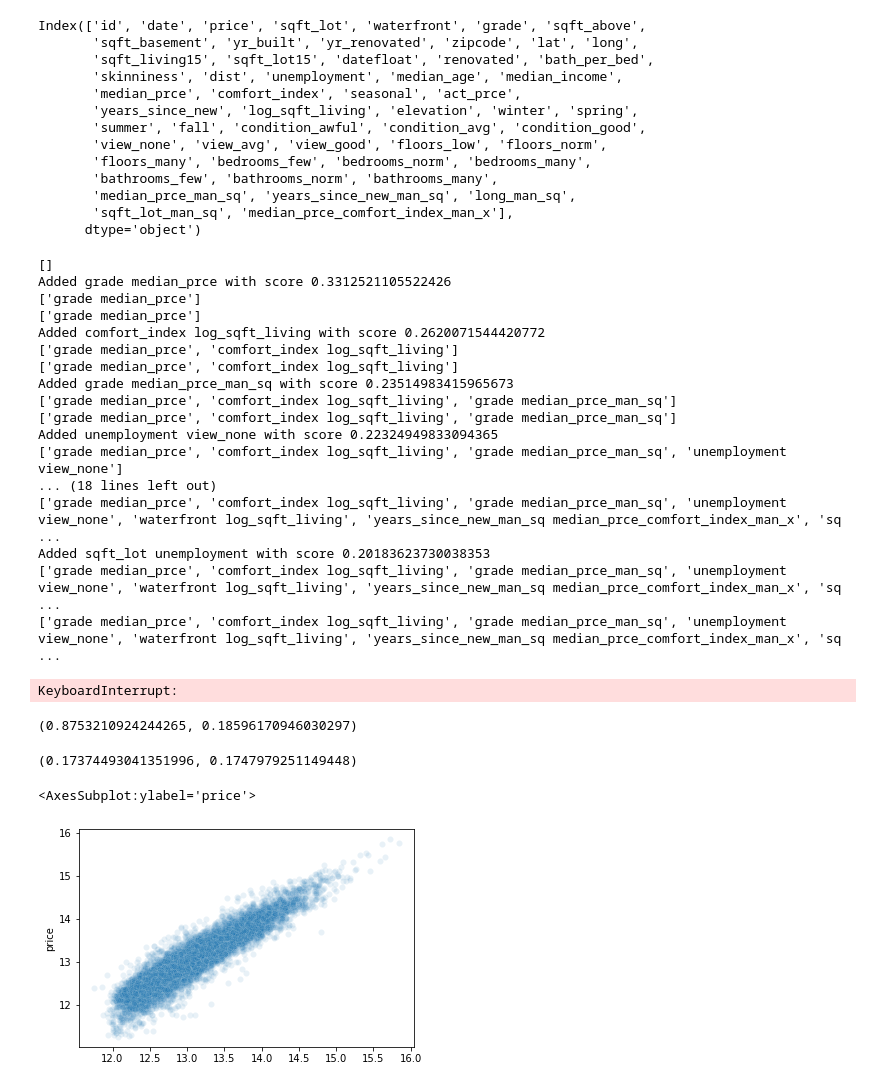
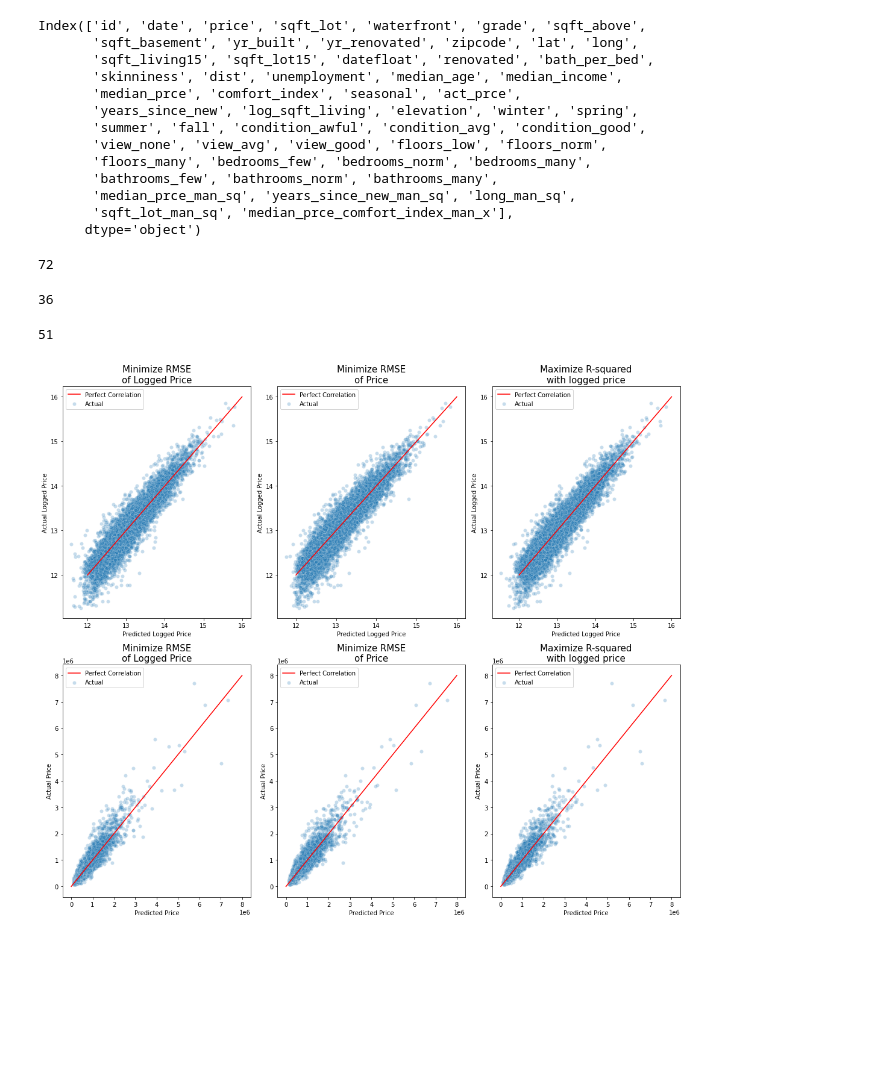
Before and after one commit to andre3000y/bsc-phase-two-project, a Jupyter notebook: notebooks/exploratory/Andre/Feature_selection_all.ipynb, the cells around one changed output. Cells and saved outputs as stored; diff of their text form; code cells hidden in the pictures; blank space fills up the shorter version.

Commit message:
Added baseline and many plots

```diff
--- a/notebooks/exploratory/Andre/Feature_selection_all.ipynb
+++ b/notebooks/exploratory/Andre/Feature_selection_all.ipynb
@@ -407,23 +407,13 @@ r2_inits = ['grade', 'log_sqft_living', 'median_prce comfort_index', 'median_prc
+len(r2_inits)
+# %% [output]
+72
+# %%
+rmse_inits = ['grade log_sqft_living', 'grade yr_built', 'dist unemployment', 'waterfront lat', 'dist median_prce', 'unemployment view_none', 'grade median_age', 'sqft_basement median_age', 'yr_built view_good', 'waterfront dist', 'sqft_living15 view_none', 'grade yr_renovated', 'long long_man_sq', 'sqft_basement floors_many', 'unemployment condition_good', 'grade long', 'grade long_man_sq', 'sqft_lot', 'grade years_since_new', 'long', 'median_prce bedrooms_norm', 'comfort_index sqft_lot_man_sq', 'yr_built bath_per_bed', 'dist log_sqft_living', 'dist median_prce_man_sq', 'long median_income', 'median_income', 'grade years_since_new_man_sq', 'bath_per_bed log_sqft_living', 'skinniness bathrooms_norm', 'waterfront median_prce_comfort_index_man_x', 'median_prce_comfort_index_man_x', 'years_since_new condition_good', 'long_man_sq median_prce_comfort_index_man_x', 'bath_per_bed median_prce_comfort_index_man_x', 'lat median_income']
+len(rmse_inits)
+# %% [output]
+36
 # %%
-rmse_inits = ['grade log_sqft_living', 'grade yr_built', 'dist unemployment', 'waterfront lat', 'dist median_prce', 'unemployment view_none', 'grade median_age', 'sqft_basement median_age', 'yr_built view_good', 'waterfront dist', 'sqft_living15 view_none', 'grade yr_renovated', 'long long_man_sq', 'sqft_basement floors_many', 'unemployment condition_good', 'grade long', 'grade long_man_sq', 'sqft_lot', 'grade years_since_new', 'long', 'median_prce bedrooms_norm', 'comfort_index sqft_lot_man_sq', 'yr_built bath_per_bed', 'dist log_sqft_living', 'dist median_prce_man_sq', 'long median_income', 'median_income', 'grade years_since_new_man_sq', 'bath_per_bed log_sqft_living', 'skinniness bathrooms_norm', 'waterfront median_prce_comfort_index_man_x', 'median_prce_comfort_index_man_x', 'years_since_new condition_good', 'long_man_sq median_prce_comfort_index_man_x', 'bath_per_bed median_prce_comfort_index_man_x', 'lat median_income']
-rmse_logged_inits = ['grade median_prce', 'comfort_index log_sqft_living', 'grade median_prce_man_sq', 'unemployment view_none', 'waterfront log_sqft_living', 'years_since_new_man_sq median_prce_comfort_index_man_x', 'sqft_above bath_per_bed', 'yr_renovated lat', 'yr_built comfort_index', 'lat long_man_sq', 'sqft_lot unemployment']
-find_best_rmse_logged(X, y, rmse_logged_inits)
+rmse_logged_inits = ['comfort_index log_sqft_living', 'waterfront log_sqft_living', 'sqft_above bath_per_bed', 'yr_renovated lat', 'yr_built comfort_index', 'lat long_man_sq', 'sqft_lot unemployment', 'sqft_living15 condition_good', 'median_age median_income', 'sqft_living15 condition_avg', 'median_income comfort_index', 'years_since_new condition_avg', 'unemployment median_prce_man_sq', 'yr_built median_age', 'skinniness sqft_lot_man_sq', 'grade comfort_index', 'median_prce long_man_sq', 'unemployment median_income', 'long median_prce_man_sq', 'comfort_index years_since_new', 'lat median_prce_comfort_index_man_x', 'years_since_new log_sqft_living', 'grade years_since_new_man_sq', 'grade median_income', 'lat view_good', 'years_since_new_man_sq^2', 'elevation view_good', 'grade years_since_new', 'long median_prce', 'elevation floors_many', 'median_prce', 'bath_per_bed^2', 'long condition_awful', 'dist median_prce_man_sq', 'view_avg', 'view_none median_prce_comfort_index_man_x', 'yr_renovated median_prce_comfort_index_man_x', 'bath_per_bed floors_low', 'years_since_new floors_low', 'unemployment years_since_new', 'long years_since_new', 'skinniness median_income', 'sqft_living15 years_since_new', 'spring sqft_lot_man_sq', 'lat^2', 'long long_man_sq', 'yr_renovated median_prce', 'elevation winter', 'yr_renovated elevation', 'skinniness condition_awful', 'median_income years_since_new_man_sq']
+len(rmse_logged_inits)
 # %% [output]
-[]
-Added grade median_prce with score 0.3312521105522426
-['grade median_prce']
-['grade median_prce']
-Added comfort_index log_sqft_living with score 0.2620071544420772
-['grade median_prce', 'comfort_index log_sqft_living']
-['grade median_prce', 'comfort_index log_sqft_living']
-Added grade median_prce_man_sq with score 0.23514983415965673
-['grade median_prce', 'comfort_index log_sqft_living', 'grade median_prce_man_sq']
-['grade median_prce', 'comfort_index log_sqft_living', 'grade median_prce_man_sq']
-Added unemployment view_none with score 0.22324949833094365
-['grade median_prce', 'comfort_index log_sqft_living', 'grade median_prce_man_sq', 'unemployment view_none']
-... (18 lines left out)
-['grade median_prce', 'comfort_index log_sqft_living', 'grade median_prce_man_sq', 'unemployment view_none', 'waterfront log_sqft_living', 'years_since_new_man_sq median_prce_comfort_index_man_x', 'sq ...
-Added sqft_lot unemployment with score 0.20183623730038353
-['grade median_prce', 'comfort_index log_sqft_living', 'grade median_prce_man_sq', 'unemployment view_none', 'waterfront log_sqft_living', 'years_since_new_man_sq median_prce_comfort_index_man_x', 'sq ...
-['grade median_prce', 'comfort_index log_sqft_living', 'grade median_prce_man_sq', 'unemployment view_none', 'waterfront log_sqft_living', 'years_since_new_man_sq median_prce_comfort_index_man_x', 'sq ...
+51
-KeyboardInterrupt:
@@ -436,17 +420,34 @@ scores.sort_values(ascending = False, inplace = True)
 # %%
 from sklearn.metrics import r2_score, mean_squared_error
 linreg = LinearRegression()
-linreg.fit(X[rmse_inits], y)
-yhat = linreg.predict(X[rmse_inits])
-r2_score(y, yhat), rmse(y, yhat)
+models = [rmse_logged_inits, rmse_inits, r2_inits]
+names = ['Minimize RMSE\nof Logged Price','Minimize RMSE\nof Price','Maximize R-squared\nwith logged price']
+three_models = []
+for index, model in enumerate(models):
+    linreg.fit(X[model], y)
+    three_models.append(linreg.predict(X[model]))
-# %% [output]
-(0.8753210924244265, 0.18596170946030297)
-# %%
-five_fold_rmse_logged(X[r2_inits], y)
-# %% [output]
-(0.17374493041351996, 0.1747979251149448)
 # %%
-sns.scatterplot(x=yhat, y=y, alpha = 0.1)
+import matplotlib.pyplot as plt
+
+
+fig, axes = plt.subplots(figsize = (15, 13), ncols = 3, nrows = 2)
+
+for model, ax, name in zip(three_models, axes[0], names):
+    sns.scatterplot(x=model, y=y, alpha = 0.25, ax = ax, label='Actual')
+    ax.set_title(name, fontsize = 15)
+    ax.set_ylabel('Actual Logged Price')
+    ax.set_xlabel('Predicted Logged Price')
+    ax.plot([12,16], [12,16], color = 'red', label = 'Perfect Correlation')
+    ax.legend()
+
+for model, ax, name in zip(three_models, axes[1], names):
+    sns.scatterplot(x=np.exp(model), y=np.exp(y), alpha = 0.25, ax = ax, label='Actual')
+    ax.set_title(name, fontsize = 15)
+    ax.set_ylabel('Actual Price')
+    ax.set_xlabel('Predicted Price')
+    ax.plot([0,8*10**6], [0,8*10**6], color = 'red', label = 'Perfect Correlation')
+    ax.legend()
+
+fig.tight_layout()
 # %% [output]
-<AxesSubplot:ylabel='price'>
-[figure, old version]
+[figure, new version]
```
Also changed, not shown: parts of 5 cells of this notebook, 3 other files.
